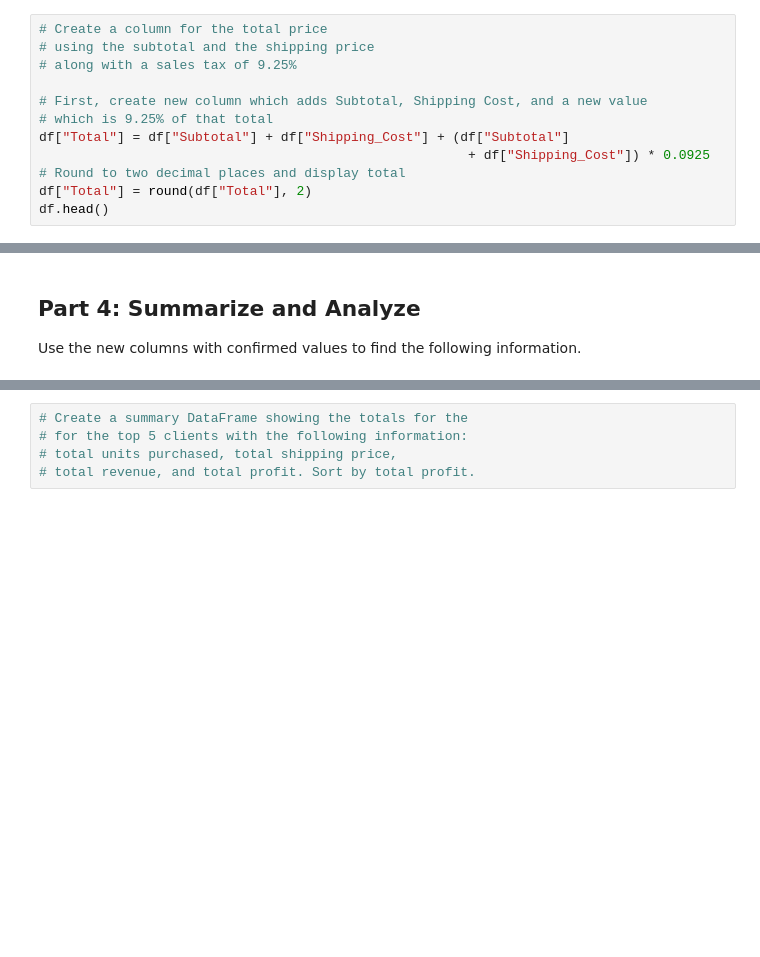
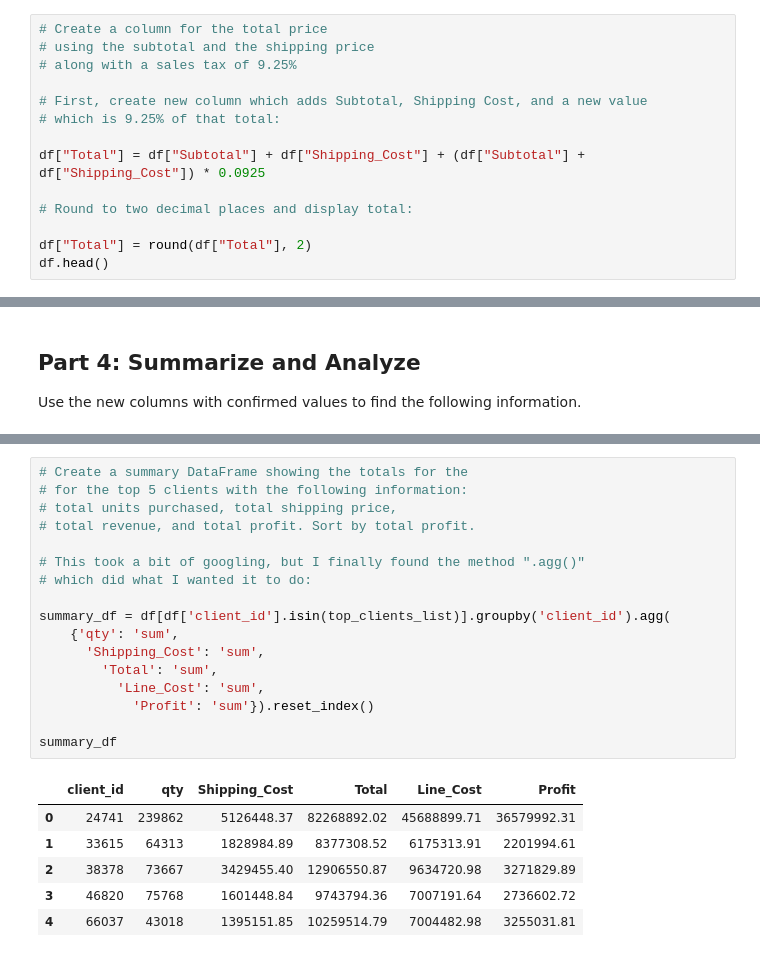
Before and after one commit to BrandonWelsh/pandas-challenge-1, a Jupyter notebook: module_4_challenge.ipynb, the cells around one changed output, grey strips where cells are left out. Cells and saved outputs as stored; diff of their text form; blank space fills up the shorter version.

```diff
--- a/module_4_challenge.ipynb
+++ b/module_4_challenge.ipynb
@@ -166,10 +178,12 @@ df.head()
 # along with a sales tax of 9.25%
 
 # First, create new column which adds Subtotal, Shipping Cost, and a new value
-# which is 9.25% of that total
-df["Total"] = df["Subtotal"] + df["Shipping_Cost"] + (df["Subtotal"]
-                                                       + df["Shipping_Cost"]) * 0.0925
-# Round to two decimal places and display total
+# which is 9.25% of that total:
+
+df["Total"] = df["Subtotal"] + df["Shipping_Cost"] + (df["Subtotal"] + df["Shipping_Cost"]) * 0.0925
+
+# Round to two decimal places and display total:
+
 df["Total"] = round(df["Total"], 2)
 df.head()
 # %% [output]
@@ -246,8 +276,27 @@ Use the new columns with confirmed values to find the following information.
 # %%
 # Create a summary DataFrame showing the totals for the
 # for the top 5 clients with the following information:
 # total units purchased, total shipping price,
 # total revenue, and total profit. Sort by total profit.
+
+# This took a bit of googling, but I finally found the method ".agg()"
+# which did what I wanted it to do:
+
+summary_df = df[df['client_id'].isin(top_clients_list)].groupby('client_id').agg(
+    {'qty': 'sum',
+      'Shipping_Cost': 'sum',
+        'Total': 'sum',
+          'Line_Cost': 'sum',
+            'Profit': 'sum'}).reset_index()
+
+summary_df
+# %% [output]
+|  | client_id | qty | Shipping_Cost | Total | Line_Cost | Profit |
+| 0 | 24741 | 239862 | 5126448.37 | 82268892.02 | 45688899.71 | 36579992.31 |
+| 1 | 33615 | 64313 | 1828984.89 | 8377308.52 | 6175313.91 | 2201994.61 |
+| 2 | 38378 | 73667 | 3429455.40 | 12906550.87 | 9634720.98 | 3271829.89 |
+| 3 | 46820 | 75768 | 1601448.84 | 9743794.36 | 7007191.64 | 2736602.72 |
+| 4 | 66037 | 43018 | 1395151.85 | 10259514.79 | 7004482.98 | 3255031.81 |
 # %%
 # Format the data and rename the columns
 # to names suitable for presentation.
```
Also changed, not shown: parts of 15 cells of this notebook, 1 other file.
